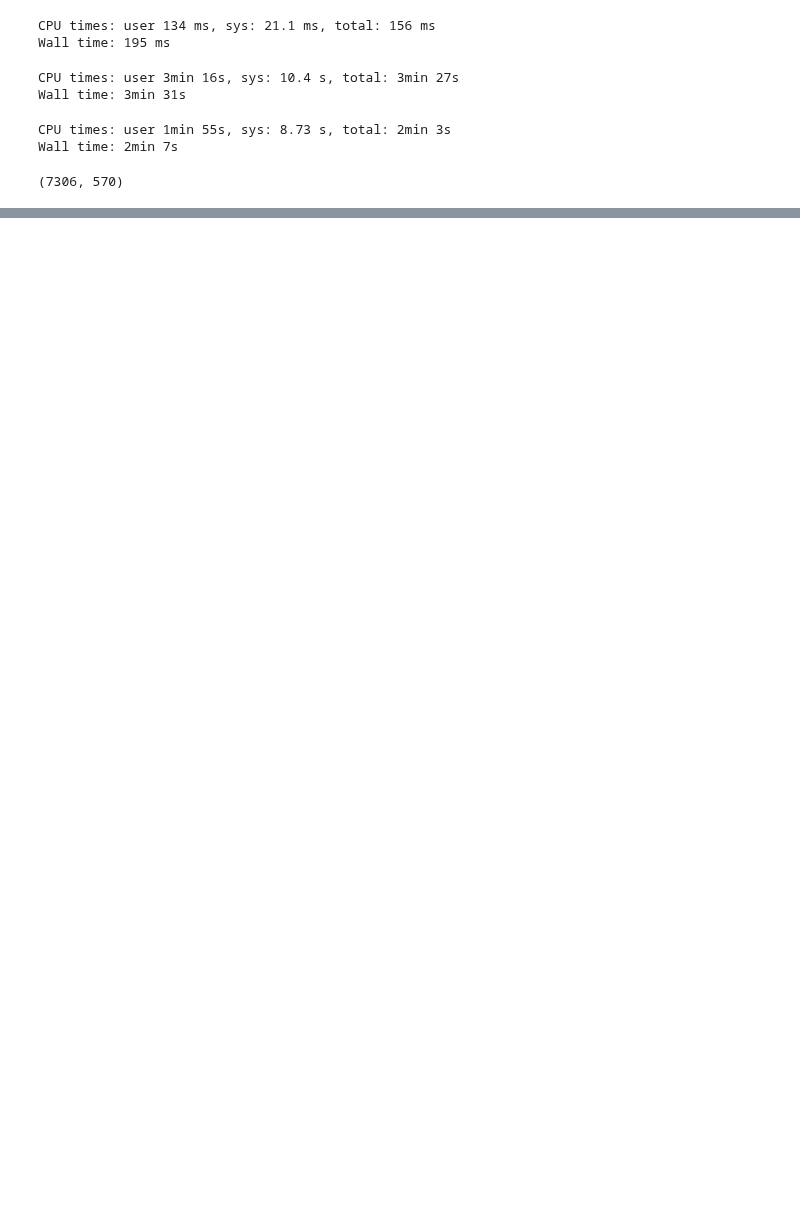
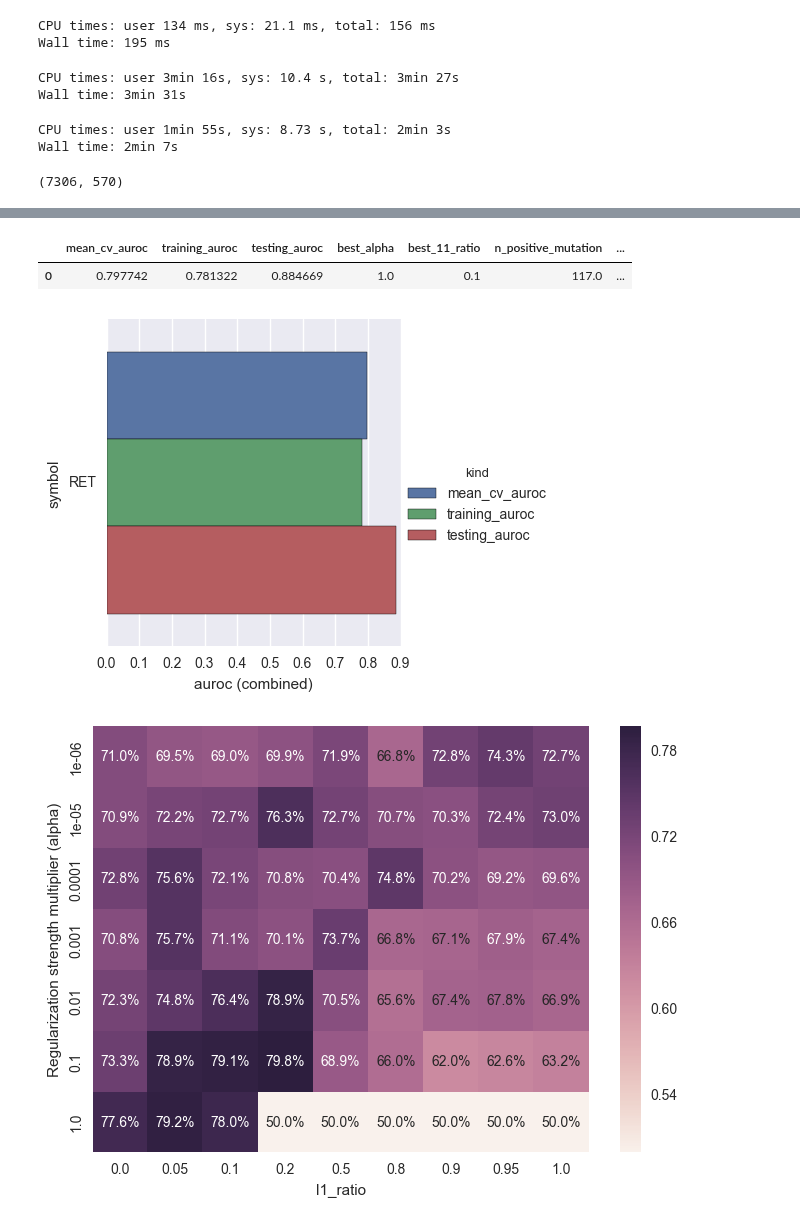
Before and after one commit to joshlevy89/machine-learning, a Jupyter notebook: explore/marginal-gain/marginal-gain-Ret.ipynb, the cells around one changed output, grey strips where cells are left out. Cells and saved outputs as stored; diff of their text form; code cells hidden in the pictures; blank space fills up the shorter version.

```diff
--- a/explore/marginal-gain/marginal-gain-Ret.ipynb
+++ b/explore/marginal-gain/marginal-gain-Ret.ipynb
@@ -203,0 +188,11 @@ display(all_best_estimator_aurocs_combined)
+# %%
+# Train and visualize with combined data
+all_best_estimator_aurocs_combined, all_grid_aurocs_combined = train_and_evaluate(combined, pipeline)
+display(all_best_estimator_aurocs_combined)
+visualize_best_estimator_aurocs(all_best_estimator_aurocs_combined, 'auroc (combined)'); plt.show()
+visualize_grid_aurocs(all_grid_aurocs_combined); plt.show()
+# %% [output]
+|  | mean_cv_auroc | training_auroc | testing_auroc | best_alpha | best_11_ratio | n_positive_mutation | ... |
+| 0 | 0.797742 | 0.781322 | 0.884669 | 1.0 | 0.1 | 117.0 | ... |
+[figure, added]
+[figure, added]
```
Also changed, not shown: parts of 8 cells of this notebook, 1 other file.
